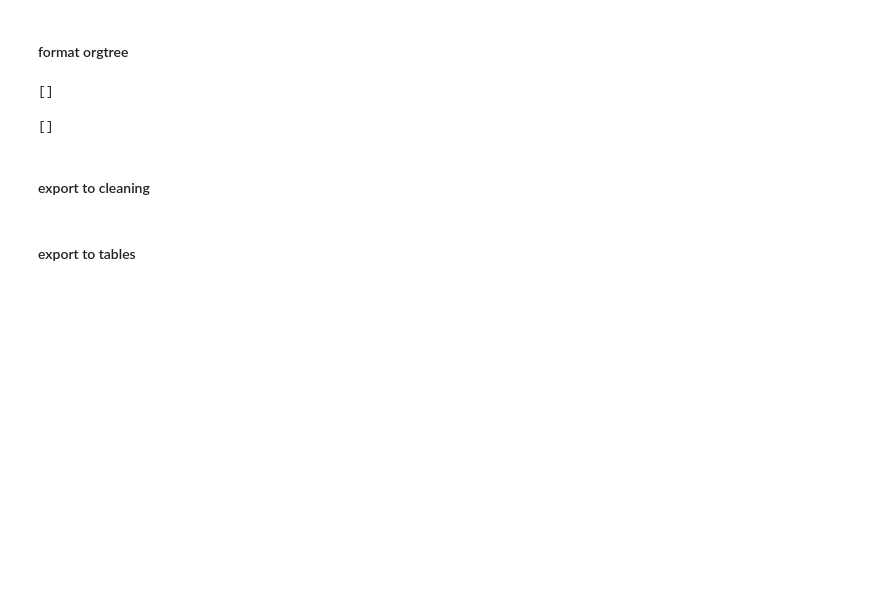
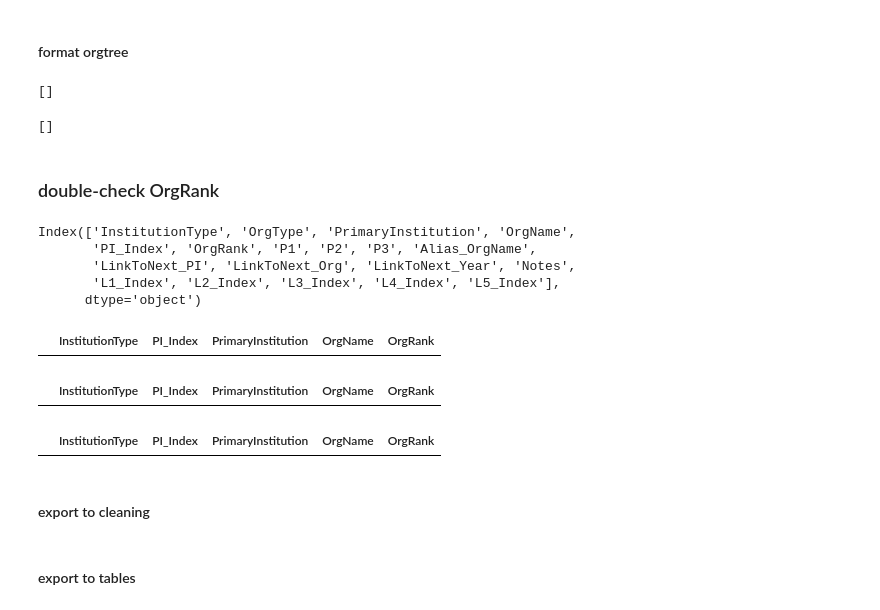
Before and after one commit to seouljake/nkelites, a Jupyter notebook: scripts/1 scripts - data cleaning and structuring/2 career/2.6.1.3 prep tables task 3_recursively validate tables.ipynb, the cells around one changed output. Cells and saved outputs as stored; diff of their text form; code cells hidden in the pictures; blank space fills up the shorter version.

```diff
--- a/scripts/1 scripts - data cleaning and structuring/2 career/2.6.1.3 prep tables task 3_recursively validate tables.ipynb
+++ b/scripts/1 scripts - data cleaning and structuring/2 career/2.6.1.3 prep tables task 3_recursively validate tables.ipynb
@@ -347,6 +315,42 @@ def add_Positions_to_orgtree(addPOS,opr_in):
 
 
     return opr2
+# %%
+def update_opr_index(opr,max_level):
+
+    # create and clear out existing Level Indicies
+    opr["OrgRank"]=np.nan
+    opr["L1_Index"]=np.nan
+    opr["L2_Index"]=np.nan
+    opr["L3_Index"]=np.nan
+    opr["L4_Index"]=np.nan
+    opr["L5_Index"]=np.nan
+
+    # pad PI_Index with missing 0s up to the deepest level (4 or 5?)
+    opr["PI_Index"] = opr.apply(lambda x: str(x["PI_Index"]) + ((max_level-1)-str(x["PI_Index"]).count(".")) * ".0",axis=1)
+
+    # calculate OrgRank - deprecated
+    # opr["OrgRank"] = opr.apply(lambda x: (max_level-1) - str(x["PI_Index"]).count(".0"),axis=1)
+
+    # calculate OrgRank - new
+    opr.loc[opr["OrgName"].isna(),"OrgRank"]=0
+    opr.loc[opr["OrgName"].notna(),"OrgRank"]=opr.loc[opr["OrgName"].notna()].apply(lambda x: str(x["OrgName"]).count("_")+1,axis=1)
+
+    # populate Level Indices using PI_Index
+    opr.loc[opr["PI_Index"].notna(),"L1_Index"] = opr.loc[opr["PI_Index"].notna()].apply(lambda x: str(x["PI_Index"]).split(".")[0],axis=1)
+    opr.loc[opr["PI_Index"].notna(),"L2_Index"] = opr.loc[opr["PI_Index"].notna()].apply(lambda x: str(x["PI_Index"]).split(".")[1],axis=1)
+    opr.loc[opr["PI_Index"].notna(),"L3_Index"] = opr.loc[opr["PI_Index"].notna()].apply(lambda x: str(x["PI_Index"]).split(".")[2],axis=1)
+    opr.loc[opr["PI_Index"].notna(),"L4_Index"] = opr.loc[opr["PI_Index"].notna()].apply(lambda x: str(x["PI_Index"]).split(".")[3],axis=1)
+    opr.loc[opr["PI_Index"].notna(),"L5_Index"] = opr.loc[opr["PI_Index"].notna()].apply(lambda x: str(x["PI_Index"]).split(".")[4],axis=1)
+
+    # sort by Level1, Level2, Level3
+    sort_columns = ["L1_Index","L2_Index","L3_Index","L4_Index","L5_Index"]
+    #opr.L1_Index.astype(int,errors="ignore")
+    #opr.L2_Index.astype(int,errors="ignore")
+    #opr.L3_Index.astype(int,errors="ignore")
+    opr.sort_values(sort_columns,inplace=True)
+
+    return opr
 # %%
 # opr = update_opr_index(opr,5)
 # %%
@@ -798,6 +802,34 @@ opr_export = opr_export[orgtree_columns]
 # %%
 # update indices & ranks
 opr_export = update_opr_index(opr_export,6)
+# %% [markdown]
+### double-check OrgRank
+# %%
+opr_export.columns
+# %% [output]
+Index(['InstitutionType', 'OrgType', 'PrimaryInstitution', 'OrgName',
+       'PI_Index', 'OrgRank', 'P1', 'P2', 'P3', 'Alias_OrgName',
+       'LinkToNext_PI', 'LinkToNext_Org', 'LinkToNext_Year', 'Notes',
+       'L1_Index', 'L2_Index', 'L3_Index', 'L4_Index', 'L5_Index'],
+      dtype='object')
+# %%
+select_cols = ["InstitutionType","PI_Index","PrimaryInstitution","OrgName","OrgRank"]
+# select_cols = ["InstitutionType_2","PrimaryInstitution_2","OrgName_2","OrgRank_2"]
+# %%
+# OrgName NA but OrgRank > 0
+opr_export.loc[(opr_export["OrgName"].isna()) & (opr_export["OrgRank"].astype(int)>0),select_cols]
+# %% [output]
+|  | InstitutionType | PI_Index | PrimaryInstitution | OrgName | OrgRank |
+# %%
+# OrgName not NA but OrgRank == 0
+opr_export.loc[(~opr_export["OrgName"].isna()) & (opr_export["OrgRank"].astype(int)==0),select_cols]
+# %% [output]
+|  | InstitutionType | PI_Index | PrimaryInstitution | OrgName | OrgRank |
+# %%
+# OrgName contains _ but OrgRank < 2
+opr_export.loc[(opr_export["OrgName"].str.contains("_")) & (opr_export["OrgRank"].astype(int)<2),select_cols]
+# %% [output]
+|  | InstitutionType | PI_Index | PrimaryInstitution | OrgName | OrgRank |
 # %% [markdown]
 #### export to cleaning
 # %%
```
Also changed, not shown: parts of 4 cells of this notebook, 27 other files.
